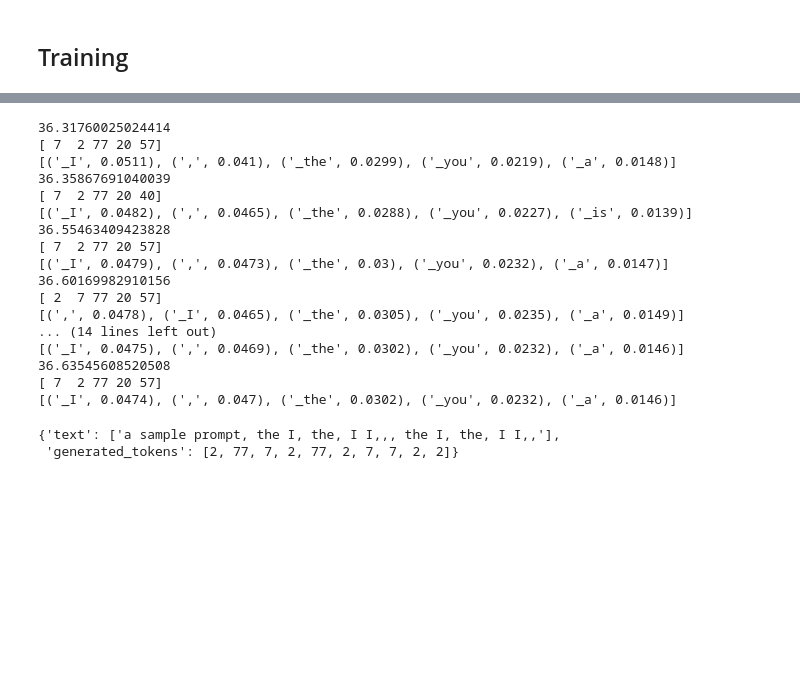
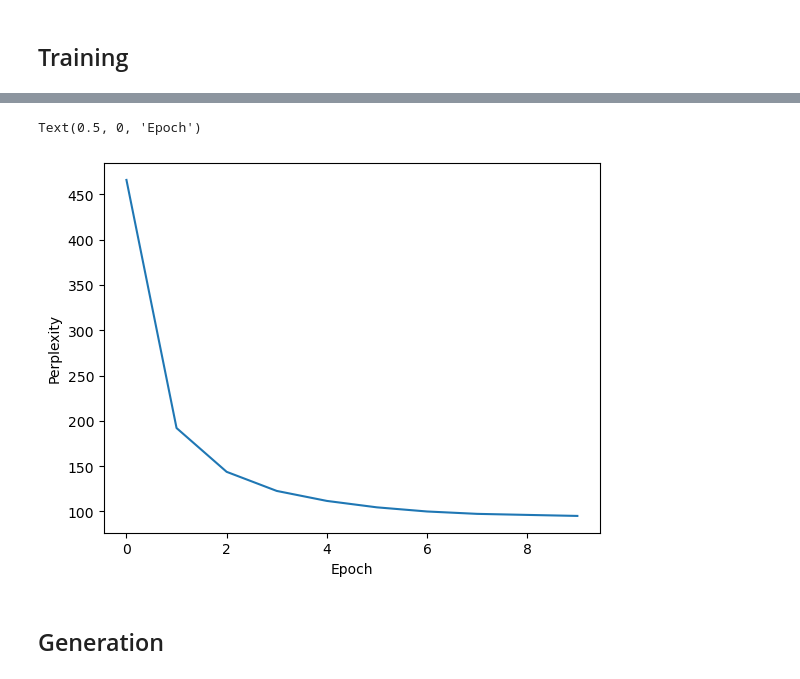
Before and after one commit to arnab-api/Lyrics-Generator, a Jupyter notebook: model_dev.ipynb, the cells around one changed output, grey strips where cells are left out. Cells and saved outputs as stored; diff of their text form; code cells hidden in the pictures; blank space fills up the shorter version.

```diff
--- a/model_dev.ipynb
+++ b/model_dev.ipynb
@@ -70,7 +70,7 @@ print(len(training_data), len(validation_data), len(test_data))
 45000 15000 20285
 # %%
 embedder = embeddings.Embedding()
-embedder.load("Weights/embeddings_w2v.txt")
+embedder.load("Weights/embeddings_300_w2v.txt")
 # %%
 embedder.embeddings_size
 # %% [output]
@@ -304,3 +413,12 @@ plt.plot(loss_track)
+# %%
+plt.plot(perplexity_track[1:])
+plt.ylabel("Perplexity")
+plt.xlabel("Epoch")
+# %% [output]
+Text(0.5, 0, 'Epoch')
+[figure, added]
+# %% [markdown]
+## Generation
 # %%
 def generate(
         model, tokenizer,
@@ -313,7 +431,17 @@ def generate(
     token_ids = tokenized["token_ids"][0][:-1]  # remove the </s> token
     end_of_sent = tokenizer.word_index[tokenizer.SENT_END]
 
-    hidden_state = torch.zeros(model.num_layers, 1, model.hidden_dim).to(device)
+    # start fresh for each sentence
+    if(isinstance(model, LSTM)):
+        hidden_state = (
+            torch.zeros(model.num_layers, 1, model.hidden_dim).to(device),
+            torch.zeros(model.num_layers, 1, model.hidden_dim).to(device)
+        )
+    elif(isinstance(model, RNN)):
+        hidden_state = torch.zeros(model.num_layers, 1, model.hidden_dim).to(device)
+    else:
+        raise Exception("Unknown model type")
+
     for p in token_ids:
         x = torch.tensor([[p]]).to(device)
         y_pred, hidden_state = model(x, hidden_state)
@@ -321,7 +449,7 @@ def generate(
     last_token = token_ids[-1]
     generated_tokens = []
     for i in range(max_new_tokens):
-        print(hidden_state.norm().item())
+        # print(hidden_state.norm().item())
         y_pred, hidden_state = model(
             torch.tensor([[last_token]]).to(device), hidden_state
         )
@@ -347,27 +475,3 @@ def generate(
         "text": tokenizer.decode([token_ids + generated_tokens]),
         "generated_tokens": generated_tokens,
     }
-
-
-
-generate(rnn, tokenizer, "a sample prompt", debug = True)
-# %% [output]
-36.31760025024414
-[ 7  2 77 20 57]
-[('_I', 0.0511), (',', 0.041), ('_the', 0.0299), ('_you', 0.0219), ('_a', 0.0148)]
-36.35867691040039
-[ 7  2 77 20 40]
-[('_I', 0.0482), (',', 0.0465), ('_the', 0.0288), ('_you', 0.0227), ('_is', 0.0139)]
-36.55463409423828
-[ 7  2 77 20 57]
-[('_I', 0.0479), (',', 0.0473), ('_the', 0.03), ('_you', 0.0232), ('_a', 0.0147)]
-36.60169982910156
-[ 2  7 77 20 57]
-[(',', 0.0478), ('_I', 0.0465), ('_the', 0.0305), ('_you', 0.0235), ('_a', 0.0149)]
-... (14 lines left out)
-[('_I', 0.0475), (',', 0.0469), ('_the', 0.0302), ('_you', 0.0232), ('_a', 0.0146)]
-36.63545608520508
-[ 7  2 77 20 57]
-[('_I', 0.0474), (',', 0.047), ('_the', 0.0302), ('_you', 0.0232), ('_a', 0.0146)]
-{'text': ['a sample prompt, the I, the, I I,,, the I, the, I I,,'],
- 'generated_tokens': [2, 77, 7, 2, 77, 2, 7, 7, 2, 2]}
```
Also changed, not shown: parts of 19 cells of this notebook.
